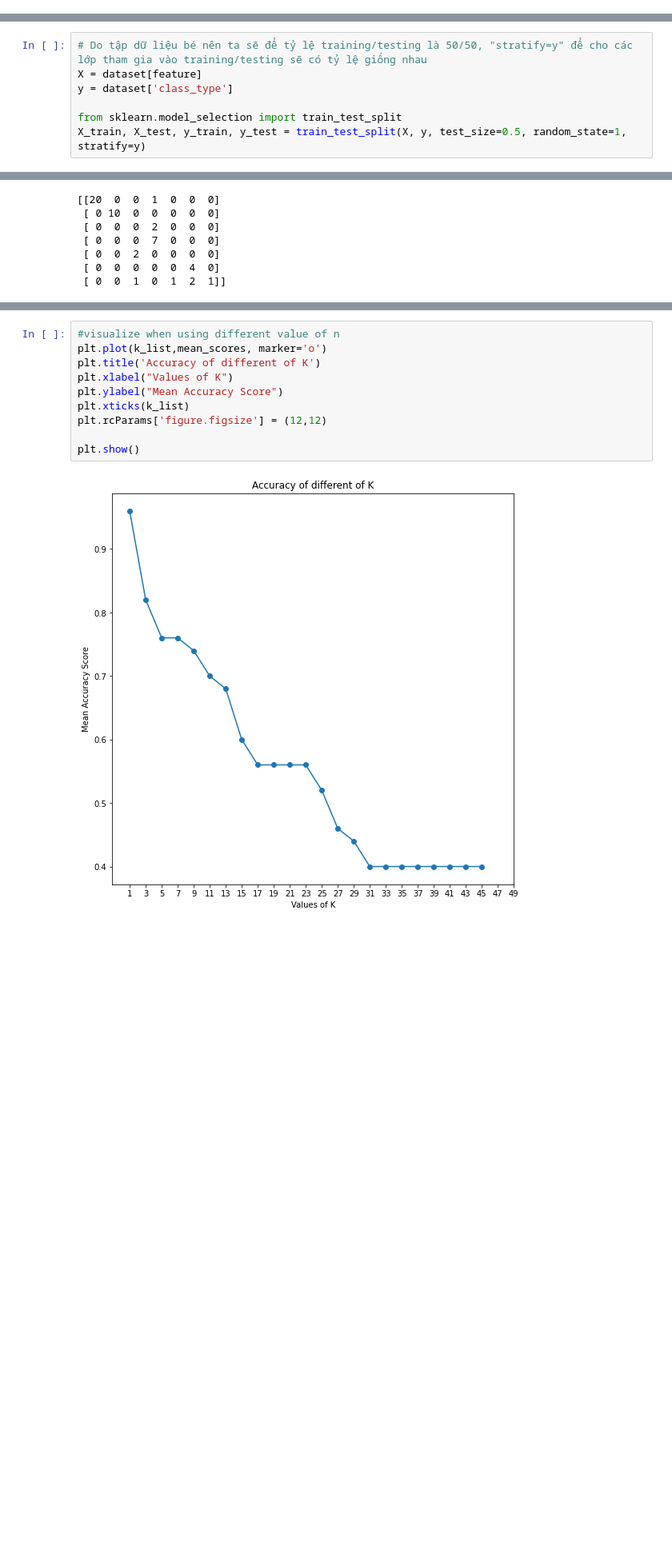
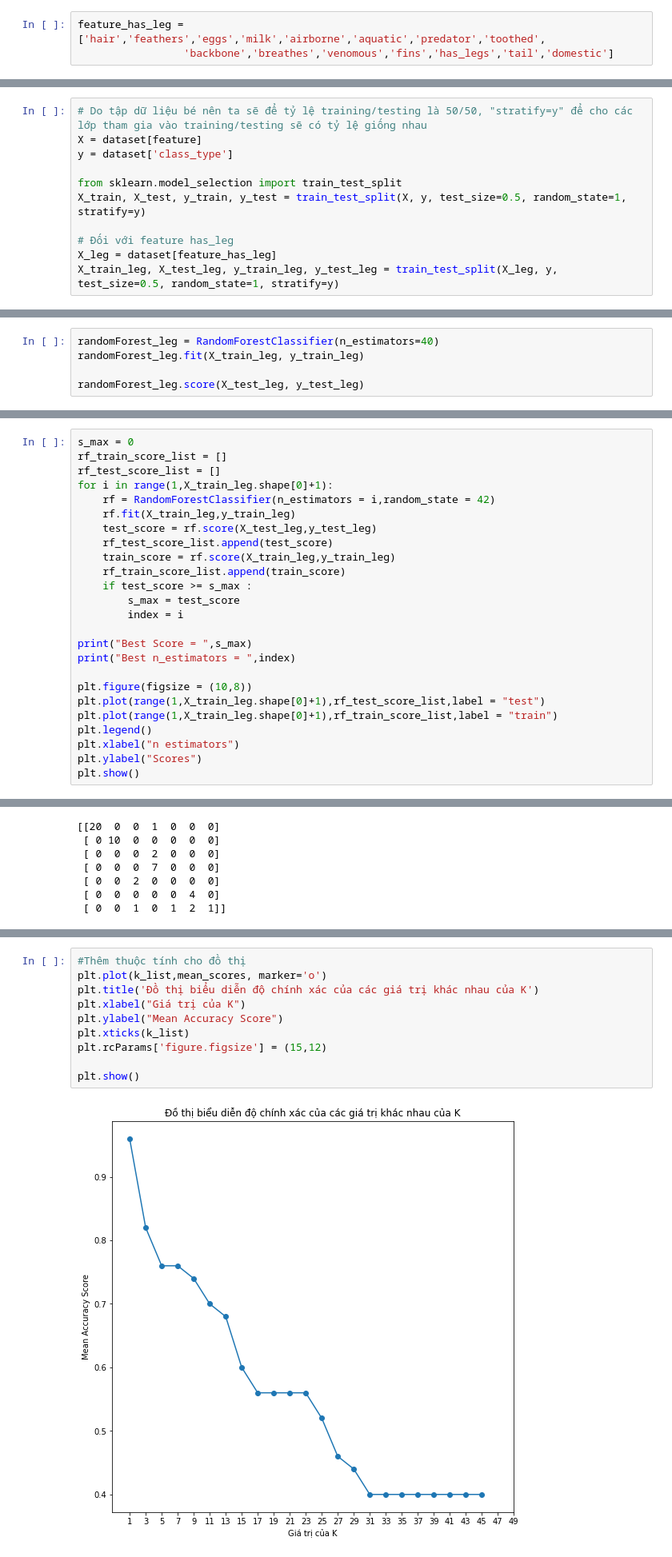
Before and after one commit to haibkhn/C4_Mining, a Jupyter notebook: final.ipynb, the cells around one changed output, grey strips where cells are left out. Shown at 80% size. Drawn from its saved outputs; the diff is of its cells as text; blank space fills up the shorter version.

```diff
--- a/final.ipynb
+++ b/final.ipynb
@@ -180 +222,4 @@ Từ đồ thị trên, ta có thể thấy thuộc tính "legs" khá đặc bi
+# %%
+feature_has_leg = ['hair','feathers','eggs','milk','airborne','aquatic','predator','toothed',
+                 'backbone','breathes','venomous','fins','has_legs','tail','domestic']
 # %% [markdown]
@@ -186,5 +231,9 @@ y = dataset['class_type']
 
 from sklearn.model_selection import train_test_split
 X_train, X_test, y_train, y_test = train_test_split(X, y, test_size=0.5, random_state=1, stratify=y)
+
+# Đối với feature has_leg
+X_leg = dataset[feature_has_leg]
+X_train_leg, X_test_leg, y_train_leg, y_test_leg = train_test_split(X_leg, y, test_size=0.5, random_state=1, stratify=y)
 # %% [markdown]
 <h1>III. DECISION TREE CLASSIFICATION<h1>
@@ -498,0 +640,5 @@ Best n_estimators =  50
+# %%
+randomForest_leg = RandomForestClassifier(n_estimators=40)
+randomForest_leg.fit(X_train_leg, y_train_leg)
+
+randomForest_leg.score(X_test_leg, y_test_leg)
@@ -498,0 +662,25 @@ Best n_estimators =  50
+# %%
+s_max = 0
+rf_train_score_list = []
+rf_test_score_list = []
+for i in range(1,X_train_leg.shape[0]+1):
+    rf = RandomForestClassifier(n_estimators = i,random_state = 42)
+    rf.fit(X_train_leg,y_train_leg)
+    test_score = rf.score(X_test_leg,y_test_leg)
+    rf_test_score_list.append(test_score)
+    train_score = rf.score(X_train_leg,y_train_leg)
+    rf_train_score_list.append(train_score)
+    if test_score >= s_max :
+        s_max = test_score
+        index = i
+
+print("Best Score = ",s_max)
+print("Best n_estimators = ",index)
+
+plt.figure(figsize = (10,8))
+plt.plot(range(1,X_train_leg.shape[0]+1),rf_test_score_list,label = "test")
+plt.plot(range(1,X_train_leg.shape[0]+1),rf_train_score_list,label = "train")
+plt.legend()
+plt.xlabel("n estimators")
+plt.ylabel("Scores")
+plt.show()
@@ -558,12 +768,12 @@ for i in k_list:
 # %%
-#visualize when using different value of n
+#Thêm thuộc tính cho đồ thị
 plt.plot(k_list,mean_scores, marker='o')
-plt.title('Accuracy of different of K')
-plt.xlabel("Values of K")
+plt.title('Đồ thị biểu diễn độ chính xác của các giá trị khác nhau của K')
+plt.xlabel("Giá trị của K")
 plt.ylabel("Mean Accuracy Score")
 plt.xticks(k_list)
-plt.rcParams['figure.figsize'] = (12,12)
+plt.rcParams['figure.figsize'] = (15,12)
 
 plt.show()
 # %% [output]
-[figure, old version]
+[figure, new version]
```
Also changed, not shown: parts of 83 cells of this notebook, 1 other file.
